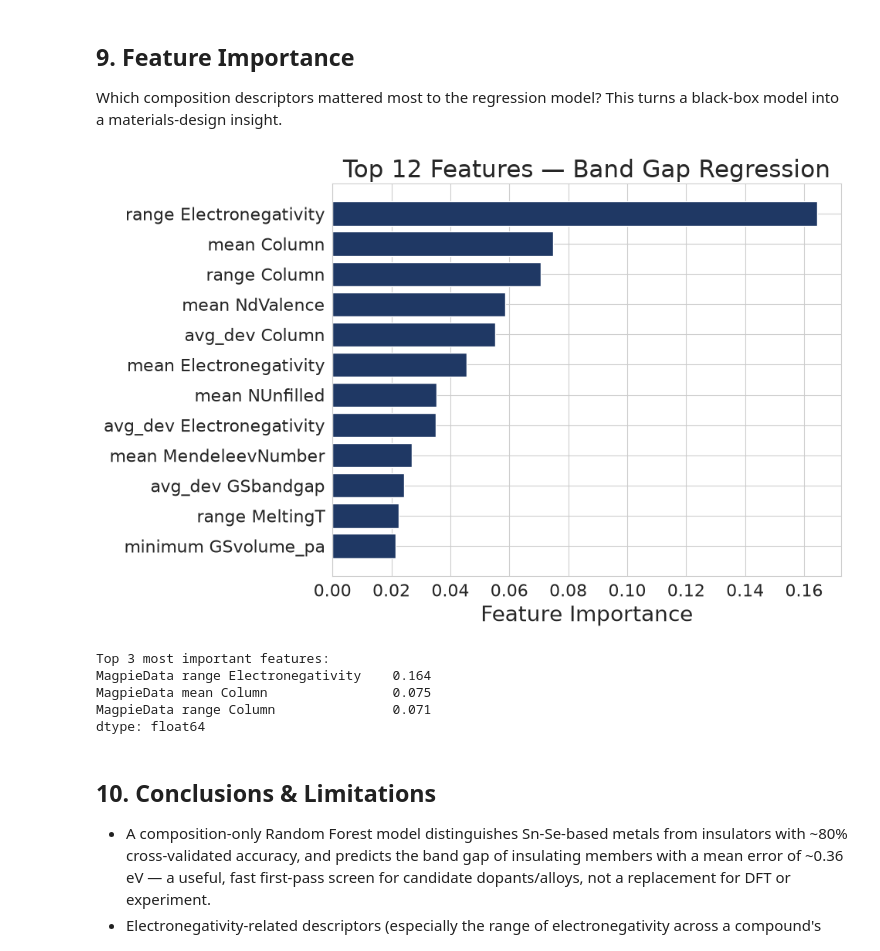
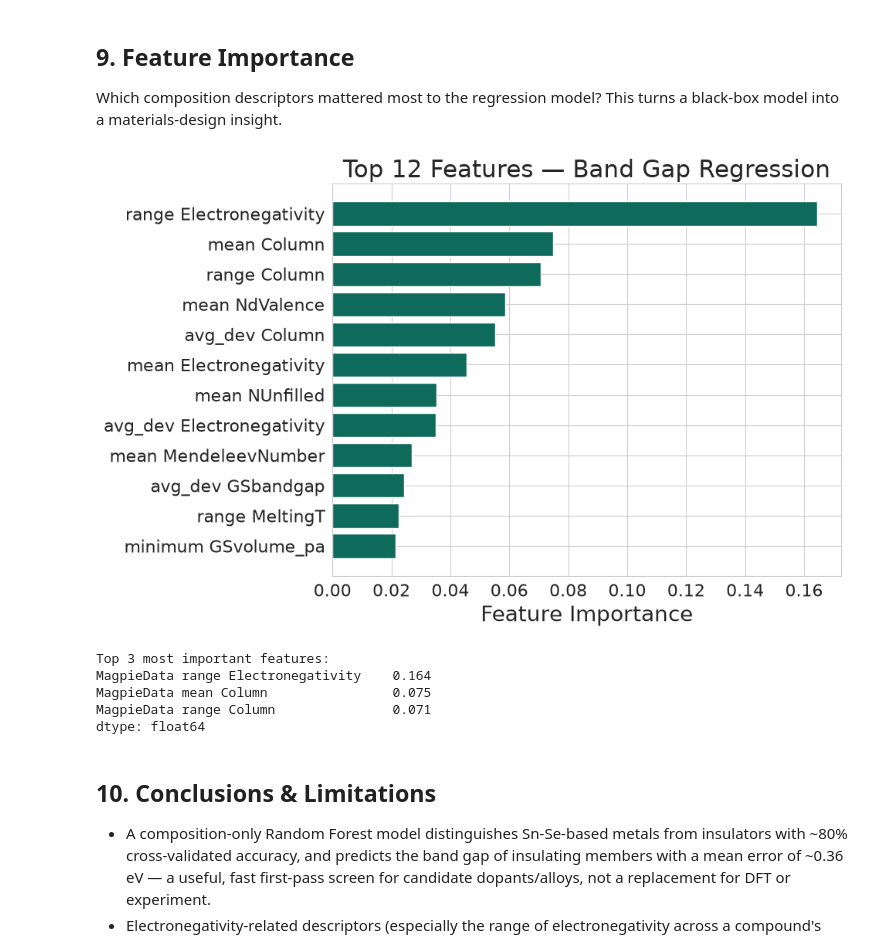
Before and after one commit to ShahiDDU/snse-bandgap-ml-capstone, a Jupyter notebook: band_gap_snse_materials.ipynb, the cells around one changed output. Cells and saved outputs as stored; diff of their text form; code cells hidden in the pictures.

```diff
--- a/band_gap_snse_materials.ipynb
+++ b/band_gap_snse_materials.ipynb
@@ -234,20 +234,20 @@ Which composition descriptors mattered most to the regression model? This turns
 # %%
 importances = pd.Series(rf_reg.feature_importances_, index=feature_cols).sort_values(ascending=True)
 top12 = importances.tail(12)
 top12.index = [i.replace("MagpieData ", "") for i in top12.index]
 
 fig, ax = plt.subplots(figsize=(10, 6.5))
-ax.barh(top12.index, top12.values, color="#1F3864")
+ax.barh(top12.index, top12.values, color="#0E6B5C")
 ax.set_xlabel("Feature Importance")
 ax.set_title("Top 12 Features — Band Gap Regression")
 plt.tight_layout()
 plt.savefig("figures/fig_importance.png", dpi=150, bbox_inches="tight")
 plt.show()
 
 print("Top 3 most important features:")
 print(importances.sort_values(ascending=False).head(3).round(3))
 # %% [output]
-[figure, old version]
+[figure, new version]
 Top 3 most important features:
 MagpieData range Electronegativity    0.164
 MagpieData mean Column                0.075
```
Also changed, not shown: parts of 3 cells of this notebook, 5 other files.
